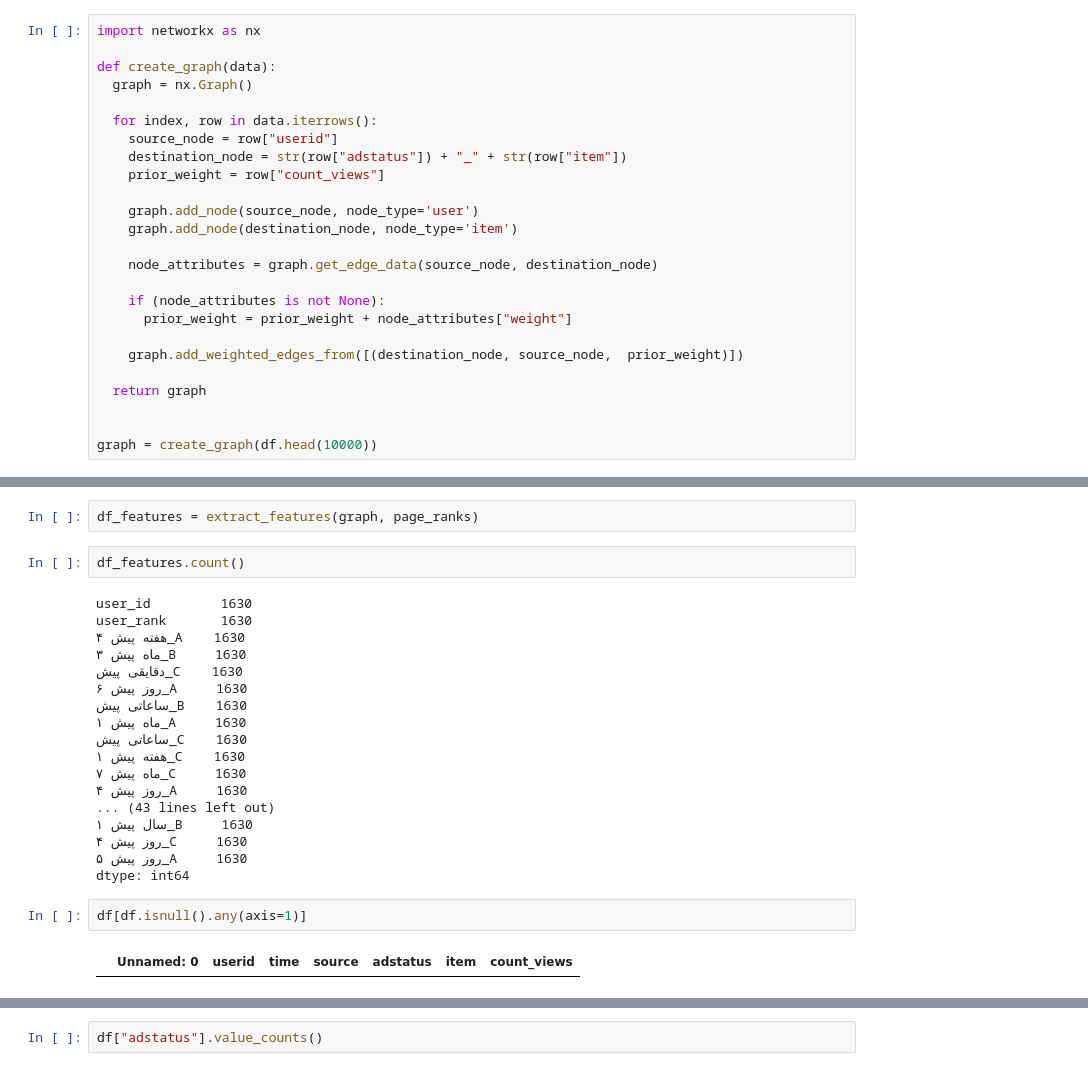
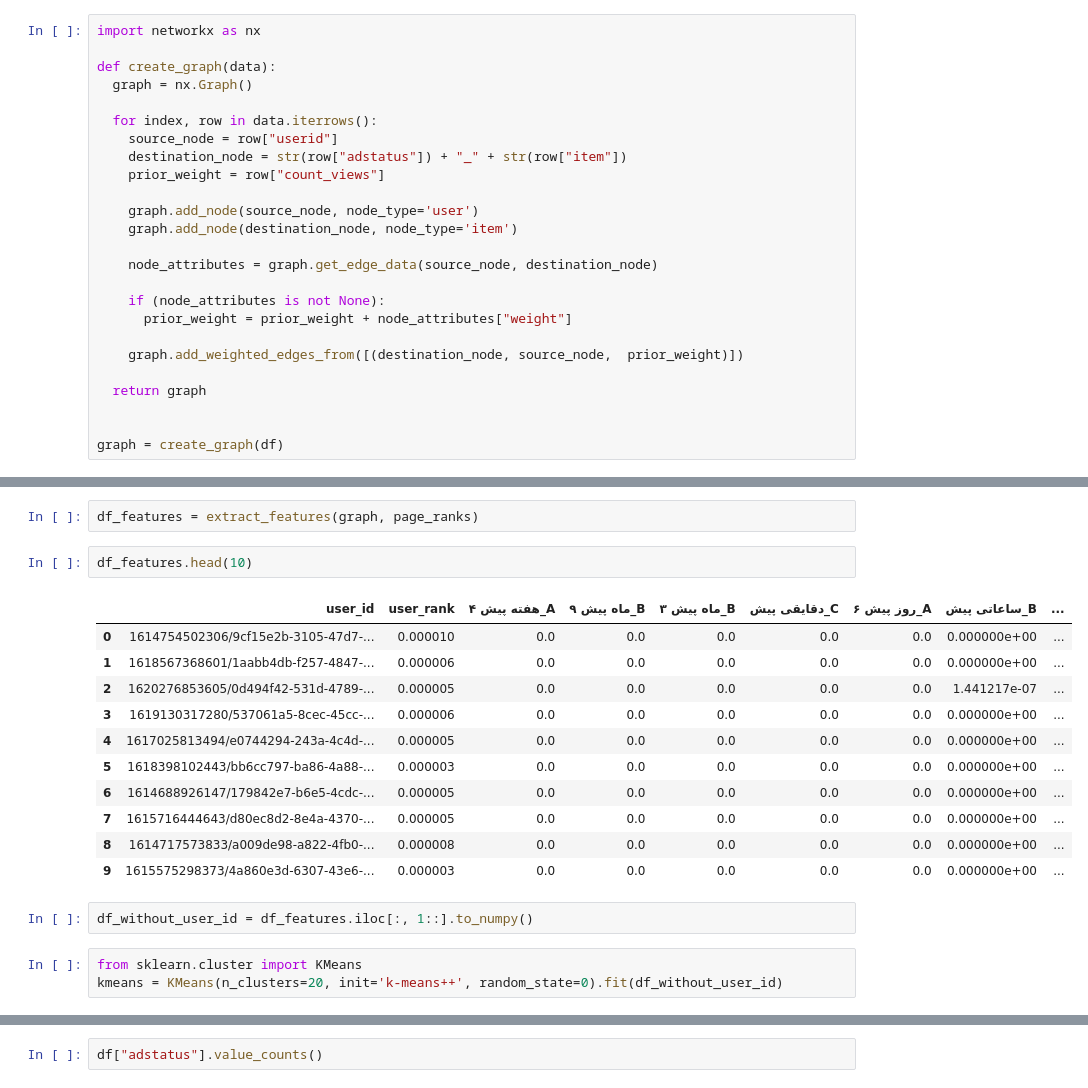
Before and after one commit to sasansharifipour/Spark_Class, a Jupyter notebook: train_sheypoor.ipynb, the cells around one changed output, grey strips where cells are left out. Saved outputs shown, nothing was run; the diff lists cells and outputs as text.

```diff
--- a/train_sheypoor.ipynb
+++ b/train_sheypoor.ipynb
@@ -59,7 +59,7 @@ def create_graph(data):
   return graph
 
 
-graph = create_graph(df.head(10000))
+graph = create_graph(df)
 # %%
 page_ranks = nx.pagerank(graph, weight ='weight', max_iter =1000, alpha=0.9)
 # %%
@@ -101,27 +101,22 @@ def extract_features(graph, page_ranks):
   return df
 # %%
 df_features = extract_features(graph, page_ranks)
-# %%
-df_features.count()
-# %% [output]
-user_id         1630
-user_rank       1630
-۴ هفته پیش_A    1630
-۳ ماه پیش_B     1630
-دقایقی پیش_C    1630
-۶ روز پیش_A     1630
-ساعاتی پیش_B    1630
-۱ ماه پیش_A     1630
-ساعاتی پیش_C    1630
-۱ هفته پیش_C    1630
-۷ ماه پیش_C     1630
-۴ روز پیش_A     1630
-... (43 lines left out)
-۱ سال پیش_B     1630
-۴ روز پیش_C     1630
-۵ روز پیش_A     1630
-dtype: int64
-# %%
-df[df.isnull().any(axis=1)]
-# %% [output]
-|  | Unnamed: 0 | userid | time | source | adstatus | item | count_views |
+# %%
+df_features.head(10)
+# %% [output]
+|  | user_id | user_rank | ۴ هفته پیش_A | ۹ ماه پیش_B | ۳ ماه پیش_B | دقایقی پیش_C | ۶ روز پیش_A | ساعاتی پیش_B | ... |
+| 0 | 1614754502306/9cf15e2b-3105-47d7-... | 0.000010 | 0.0 | 0.0 | 0.0 | 0.0 | 0.0 | 0.000000e+00 | ... |
+| 1 | 1618567368601/1aabb4db-f257-4847-... | 0.000006 | 0.0 | 0.0 | 0.0 | 0.0 | 0.0 | 0.000000e+00 | ... |
+| 2 | 1620276853605/0d494f42-531d-4789-... | 0.000005 | 0.0 | 0.0 | 0.0 | 0.0 | 0.0 | 1.441217e-07 | ... |
+| 3 | 1619130317280/537061a5-8cec-45cc-... | 0.000006 | 0.0 | 0.0 | 0.0 | 0.0 | 0.0 | 0.000000e+00 | ... |
+| 4 | 1617025813494/e0744294-243a-4c4d-... | 0.000005 | 0.0 | 0.0 | 0.0 | 0.0 | 0.0 | 0.000000e+00 | ... |
+| 5 | 1618398102443/bb6cc797-ba86-4a88-... | 0.000003 | 0.0 | 0.0 | 0.0 | 0.0 | 0.0 | 0.000000e+00 | ... |
+| 6 | 1614688926147/179842e7-b6e5-4cdc-... | 0.000005 | 0.0 | 0.0 | 0.0 | 0.0 | 0.0 | 0.000000e+00 | ... |
+| 7 | 1615716444643/d80ec8d2-8e4a-4370-... | 0.000005 | 0.0 | 0.0 | 0.0 | 0.0 | 0.0 | 0.000000e+00 | ... |
+| 8 | 1614717573833/a009de98-a822-4fb0-... | 0.000008 | 0.0 | 0.0 | 0.0 | 0.0 | 0.0 | 0.000000e+00 | ... |
+| 9 | 1615575298373/4a860e3d-6307-43e6-... | 0.000003 | 0.0 | 0.0 | 0.0 | 0.0 | 0.0 | 0.000000e+00 | ... |
+# %%
+df_without_user_id = df_features.iloc[:, 1::].to_numpy()
+# %%
+from sklearn.cluster import KMeans
+kmeans = KMeans(n_clusters=20, init='k-means++', random_state=0).fit(df_without_user_id)
```
Also changed, not shown: parts of 2 cells of this notebook.
